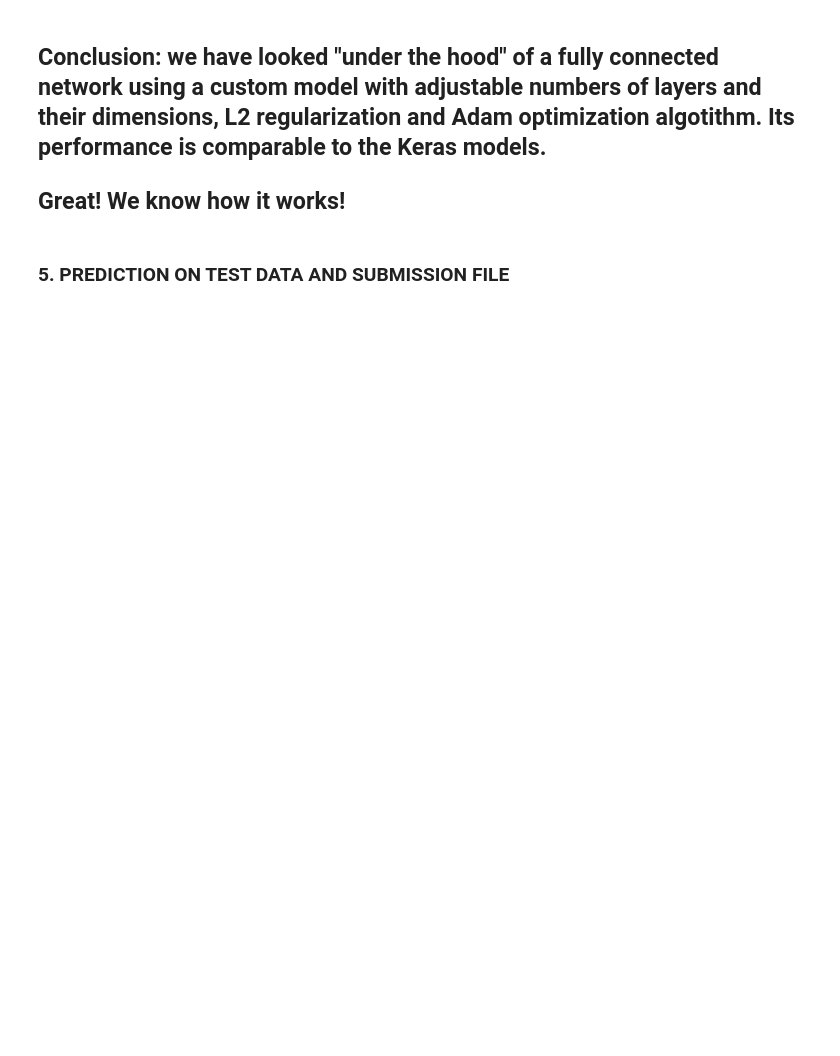
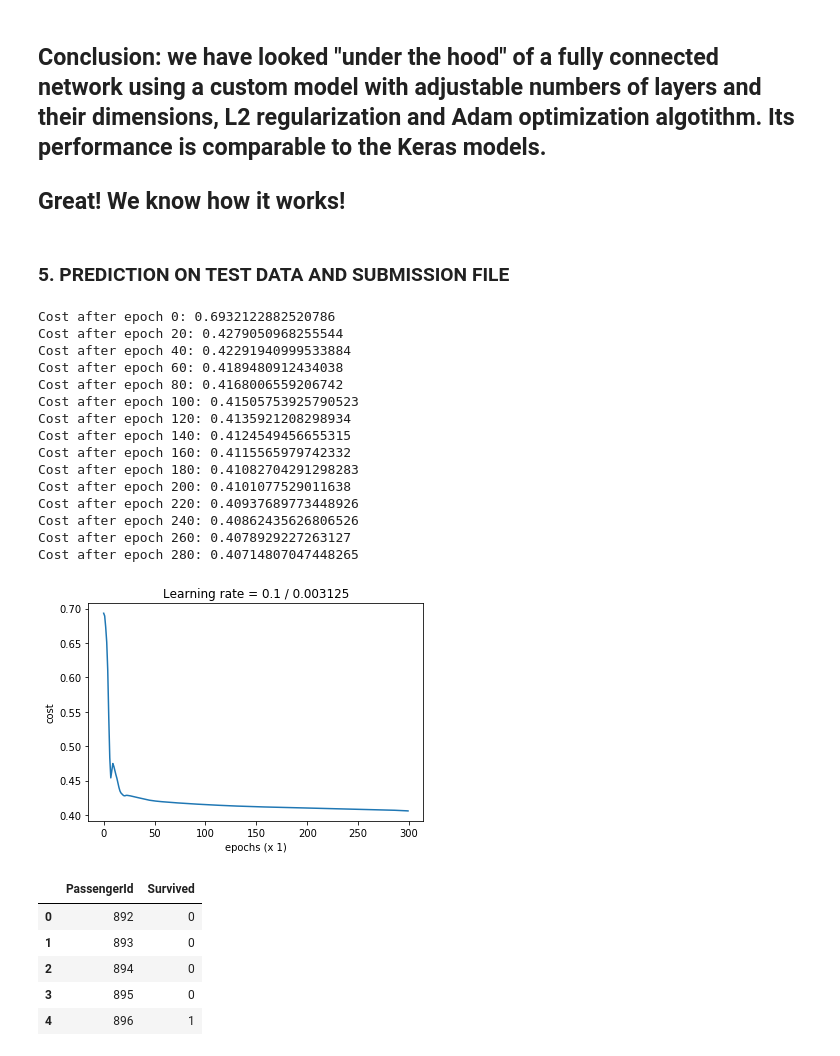
Before and after one commit to szaitseff/Kaggle, a Jupyter notebook: UnderTheHood_DenseNet_Titanic.ipynb, the cells around one changed output. Cells and saved outputs as stored; diff of their text form; code cells hidden in the pictures; blank space fills up the shorter version.

```diff
--- a/UnderTheHood_DenseNet_Titanic.ipynb
+++ b/UnderTheHood_DenseNet_Titanic.ipynb
@@ -643,19 +836,41 @@ journal
 ### 5. PREDICTION ON TEST DATA AND SUBMISSION FILE
 # %%
 # Train the final model on all the data available with pretrained hyperparameters:
-#k_model.fit(features[:891], labels, epochs=300, callbacks=[lr_decay], verbose=0)
 c_model_final = Custom_model(layer_dims)
-c_model_final.fit(features[:891].T.values,
-                  labels.T.values.reshape(1, labels.shape[0]),
-                  batch_size=891, num_epochs=num_epochs,
-                  lr=lr, lambd=lambd*1.2, print_cost=False)
+X = np.concatenate((X_train, X_val), axis=1)
+Y = np.concatenate((Y_train, Y_val), axis=1)
+c_model_final.fit(X, Y, batch_size=(m_train + m_val), num_epochs=num_epochs,
+                  lr=lr, min_lr=min_lr, lambd=lambd,
+                  optimizer=optimizer, print_cost=True)
 
 # Predict labels on the test dataset
-#k_prediction = k_model.predict_classes(test_features)
-c_prediction = c_model.predict(X_test)
+prediction = c_model_final.predict(X_test)
 
 # Save a submittion file with the predicted labels
 submission = pd.DataFrame({"PassengerId": test_data["PassengerId"],
-                           "Survived": np.squeeze(c_prediction)}).sort_values(by="PassengerId")
-submission.to_csv("submission_2018-08-13_v1.csv", index=False)
+                           "Survived": np.squeeze(prediction)}).sort_values(by="PassengerId")
+submission.to_csv("submission.csv", index=False)
 submission.head()
+# %% [output]
+Cost after epoch 0: 0.6932122882520786
+Cost after epoch 20: 0.4279050968255544
+Cost after epoch 40: 0.42291940999533884
+Cost after epoch 60: 0.4189480912434038
+Cost after epoch 80: 0.4168006559206742
+Cost after epoch 100: 0.41505753925790523
+Cost after epoch 120: 0.4135921208298934
+Cost after epoch 140: 0.4124549456655315
+Cost after epoch 160: 0.4115565979742332
+Cost after epoch 180: 0.41082704291298283
+Cost after epoch 200: 0.4101077529011638
+Cost after epoch 220: 0.40937689773448926
+Cost after epoch 240: 0.40862435626806526
+Cost after epoch 260: 0.4078929227263127
+Cost after epoch 280: 0.40714807047448265
+[figure, added]
+|  | PassengerId | Survived |
+| 0 | 892 | 0 |
+| 1 | 893 | 0 |
+| 2 | 894 | 0 |
+| 3 | 895 | 0 |
+| 4 | 896 | 1 |
```
Also changed, not shown: parts of 24 cells of this notebook, 1 other file.
